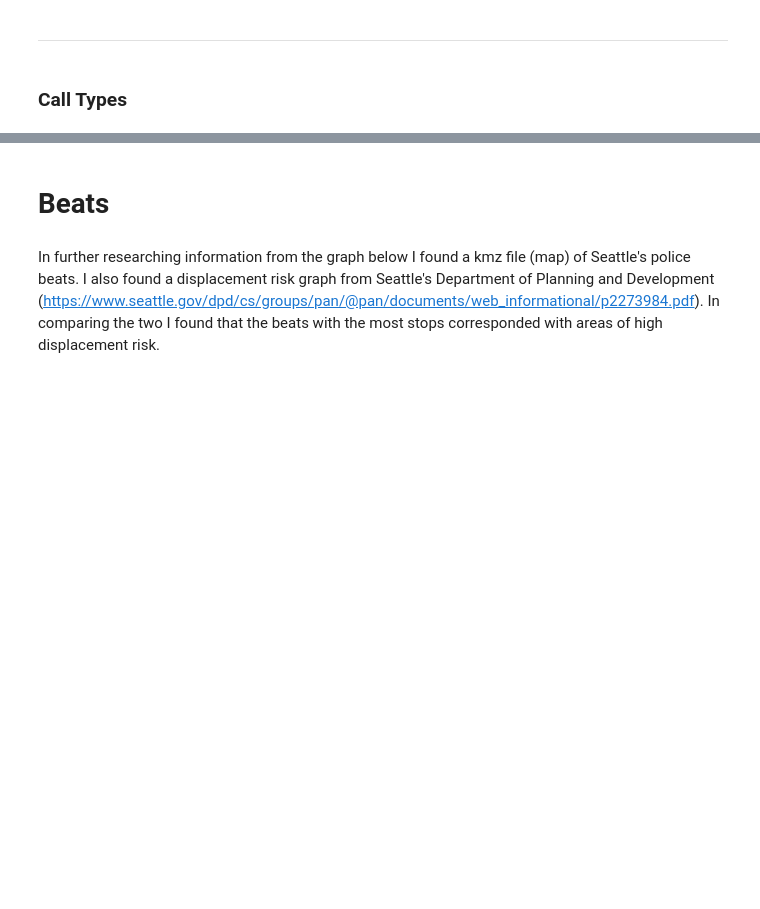
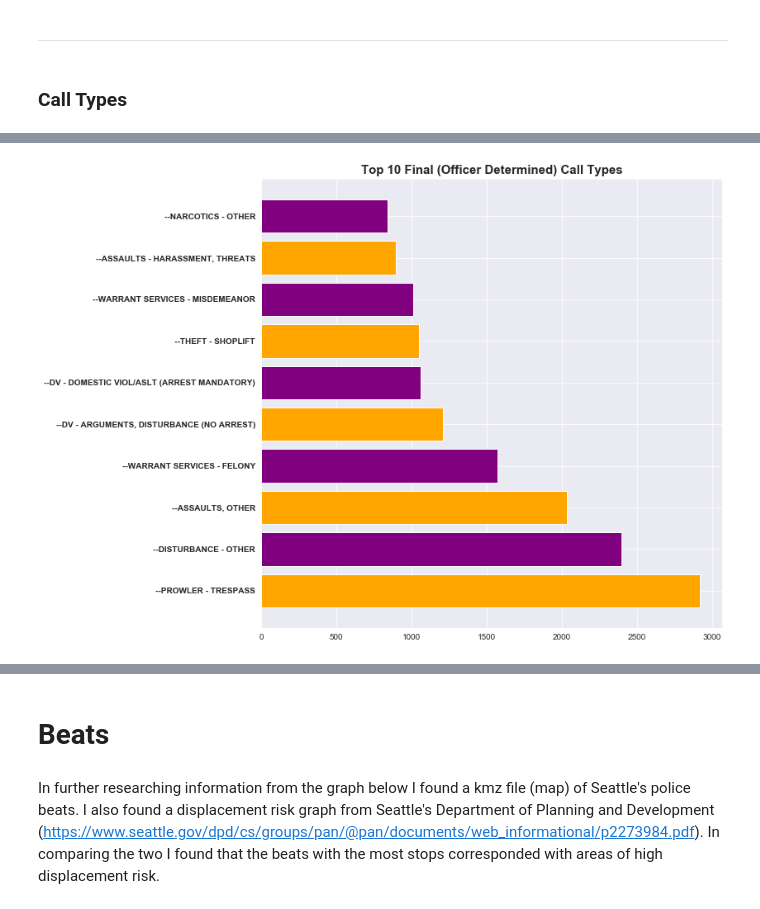
Before and after one commit to kevinmacmat/investigating_terry_stops, a Jupyter notebook: eda-Copy1.ipynb, the cells around one changed output, grey strips where cells are left out. Saved outputs shown, nothing was run; the diff lists cells and outputs as text; code cells hidden in the pictures; blank space fills up the shorter version.

```diff
--- a/eda-Copy1.ipynb
+++ b/eda-Copy1.ipynb
@@ -117,0 +121,10 @@ Name: call_type, dtype: int64
+# %%
+final_call_names = df.final_call_type.value_counts()[1:11].index
+final_call_values = df.final_call_type.value_counts()[1:11].values
+plt.figure(figsize=(10,10))
+plt.barh(final_call_names, final_call_values, color=['orange', 'purple'])
+plt.yticks(fontweight='bold')
+plt.title('Top 10 Final (Officer Determined) Call Types', fontweight='bold', fontsize=15)
+plt.show()
+# %% [output]
+[figure, added]
```
Also changed, not shown: parts of 12 cells of this notebook.
